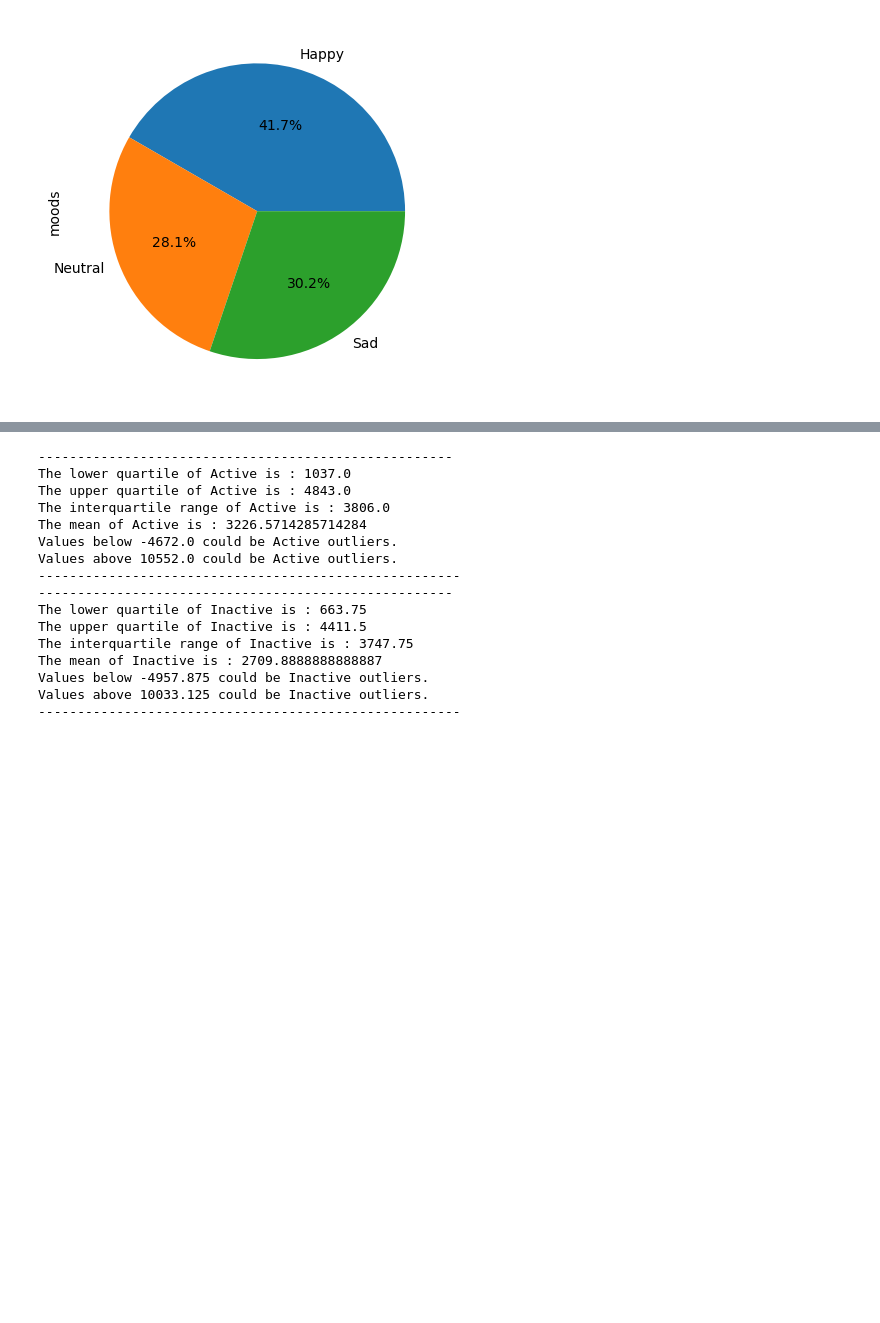
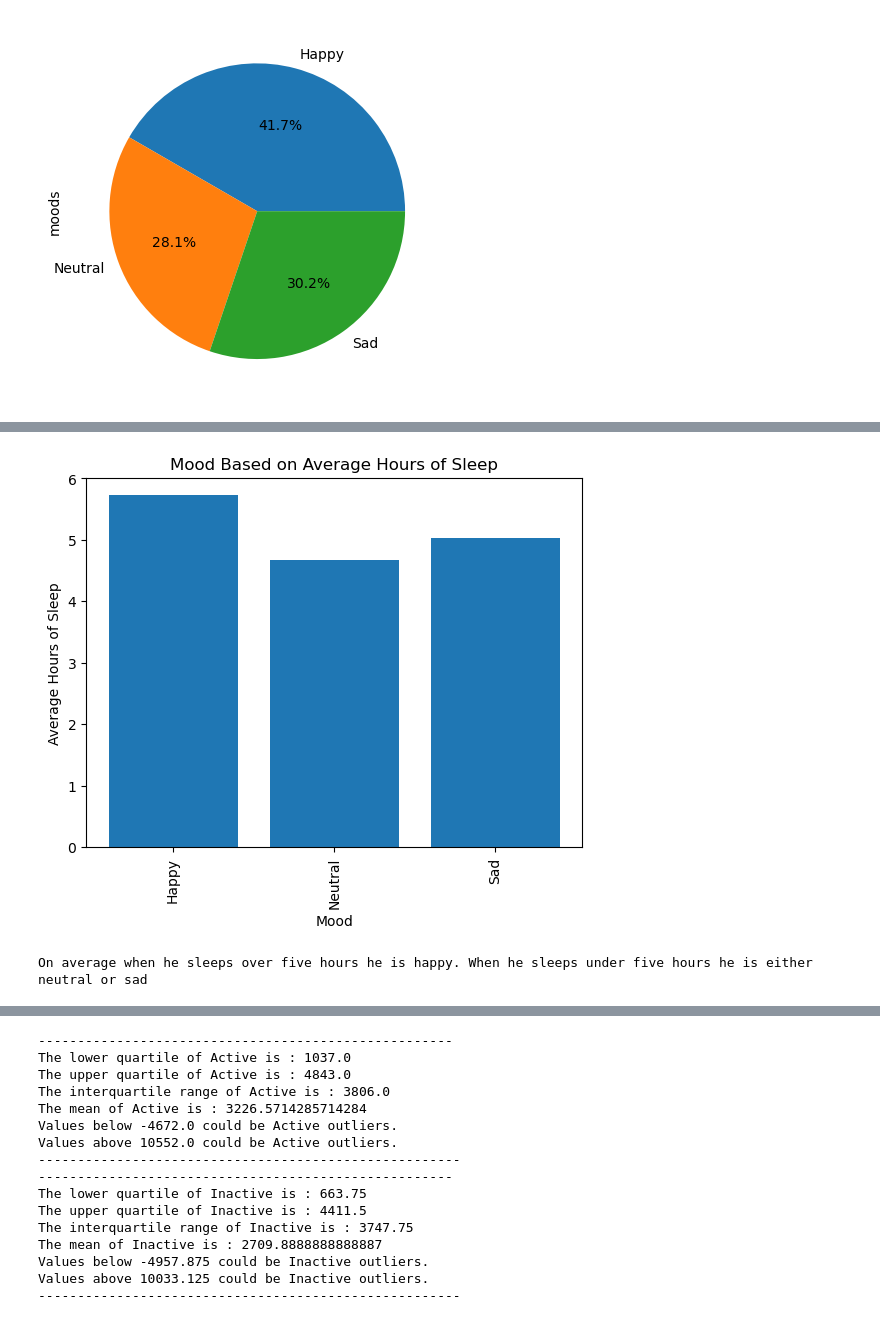
Before and after one commit to jgillas/Project_One_Group_3, a Jupyter notebook: Project 1- Fitness.ipynb, the cells around one changed output, grey strips where cells are left out. Cells and saved outputs as stored; diff of their text form; code cells hidden in the pictures; blank space fills up the shorter version.

```diff
--- a/Project 1- Fitness.ipynb
+++ b/Project 1- Fitness.ipynb
@@ -200,0 +202,17 @@ plt.show()
+# %%
+mood_sleep_df = mood_df['hours_of_sleep'].mean()
+plt.bar(mood_sleep_df.index, mood_sleep_df.values)
+plt.title('Mood Based on Average Hours of Sleep')
+plt.ylabel('Average Hours of Sleep')
+plt.xlabel('Mood')
+plt.xticks(rotation='vertical')
+
+plt.savefig("Outputs/BarChartAverageSleep.png")
+
+plt.show()
+# %% [output]
+[figure, added]
+# %%
+print(f'On average when he sleeps over five hours he is happy. When he sleeps under five hours he is either neutral or sad')
+# %% [output]
+On average when he sleeps over five hours he is happy. When he sleeps under five hours he is either neutral or sad
```
Also changed, not shown: parts of 3 cells of this notebook, 8 other files.
